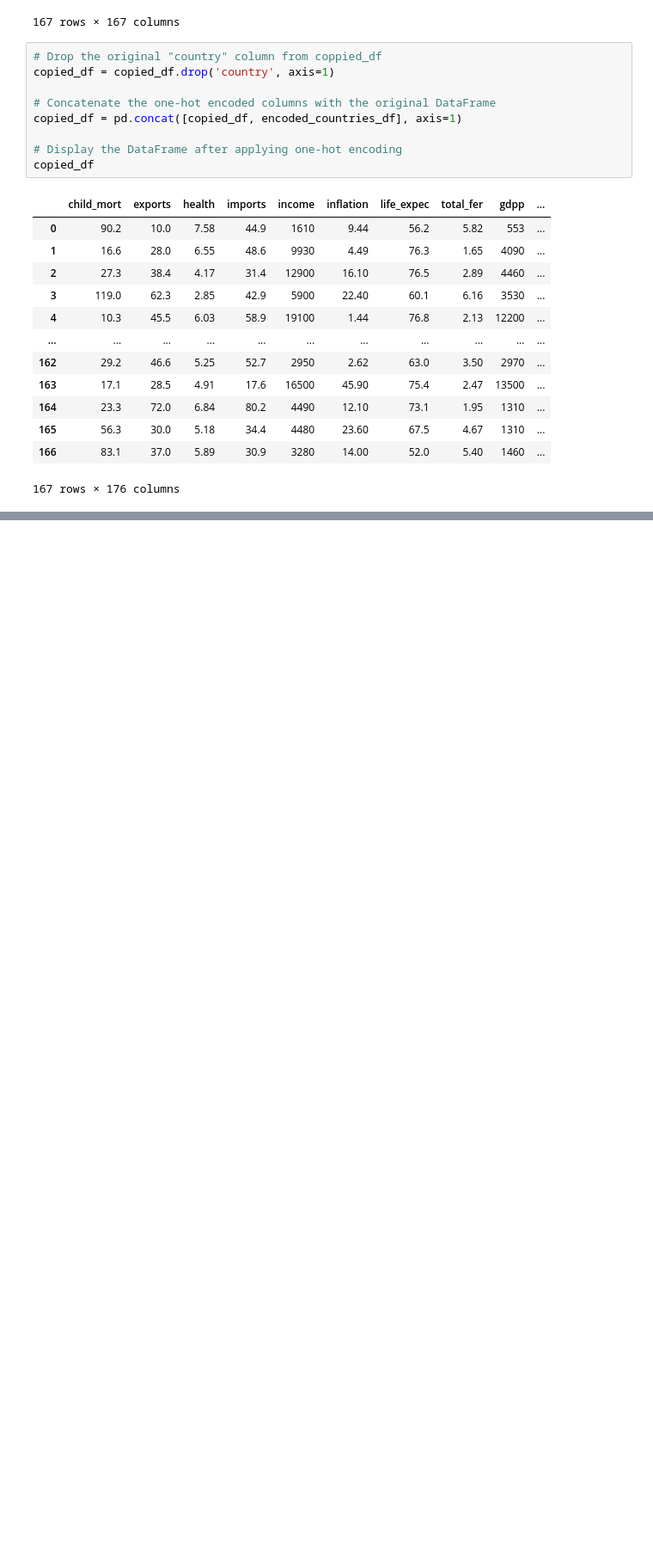
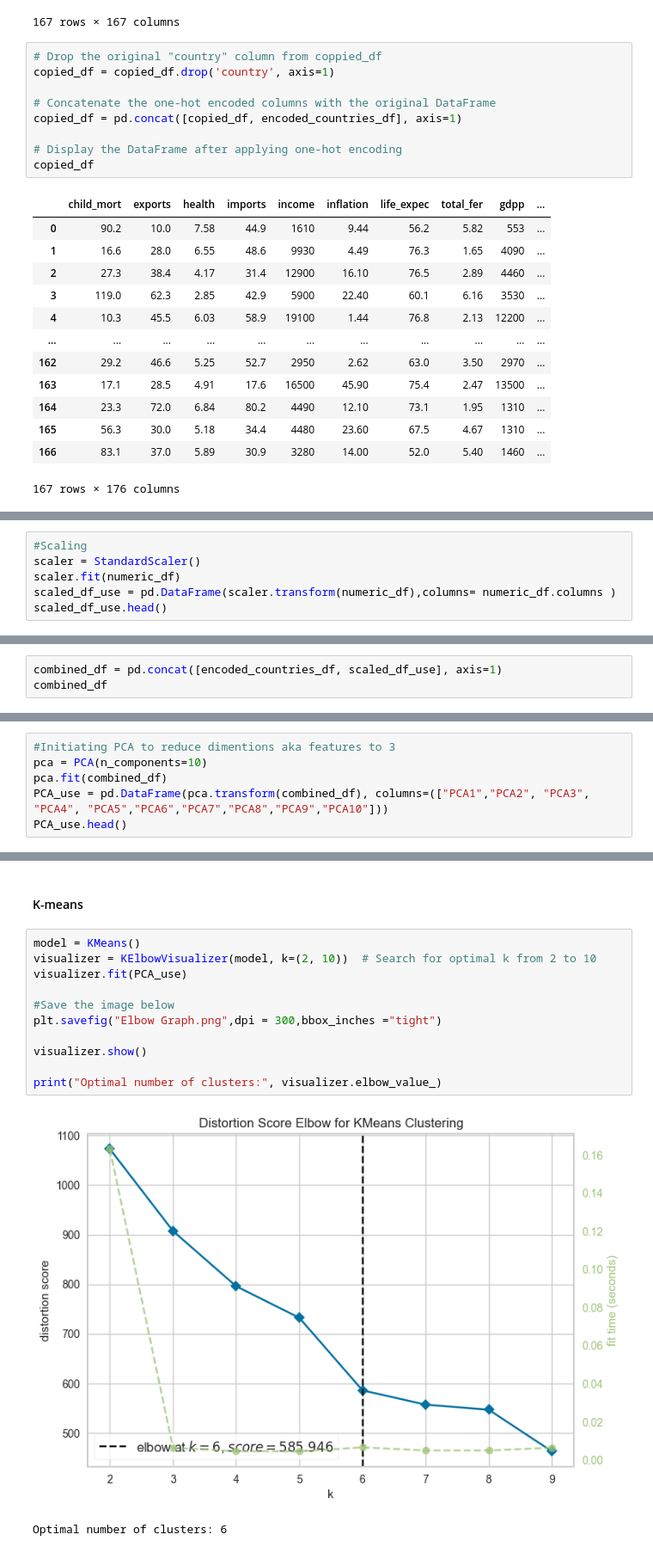
Before and after one commit to I-amyayi/Clustering-PCA, a Jupyter notebook: NGO.ipynb, the cells around one changed output, grey strips where cells are left out. Shown: that part at 86% size. Cells and saved outputs as stored; diff of their text form; blank space fills up the shorter version.

```diff
--- a/NGO.ipynb
+++ b/NGO.ipynb
@@ -189,0 +236,6 @@ copied_df
+# %%
+#Scaling
+scaler = StandardScaler()
+scaler.fit(numeric_df)
+scaled_df_use = pd.DataFrame(scaler.transform(numeric_df),columns= numeric_df.columns )
+scaled_df_use.head()
@@ -189,0 +249,3 @@ copied_df
+# %%
+combined_df = pd.concat([encoded_countries_df, scaled_df_use], axis=1)
+combined_df
@@ -189,0 +268,6 @@ copied_df
+# %%
+#Initiating PCA to reduce dimentions aka features to 3
+pca = PCA(n_components=10)
+pca.fit(combined_df)
+PCA_use = pd.DataFrame(pca.transform(combined_df), columns=(["PCA1","PCA2", "PCA3", "PCA4", "PCA5","PCA6","PCA7","PCA8","PCA9","PCA10"]))
+PCA_use.head()
@@ -189,0 +297,16 @@ copied_df
+# %% [markdown]
+#### K-means
+# %%
+model = KMeans()
+visualizer = KElbowVisualizer(model, k=(2, 10))  # Search for optimal k from 2 to 10
+visualizer.fit(PCA_use)
+
+#Save the image below
+plt.savefig("Elbow Graph.png",dpi = 300,bbox_inches ="tight")
+
+visualizer.show()
+
+print("Optimal number of clusters:", visualizer.elbow_value_)
+# %% [output]
+[figure, added]
+Optimal number of clusters: 6
```
Also changed, not shown: parts of 11 cells of this notebook.
